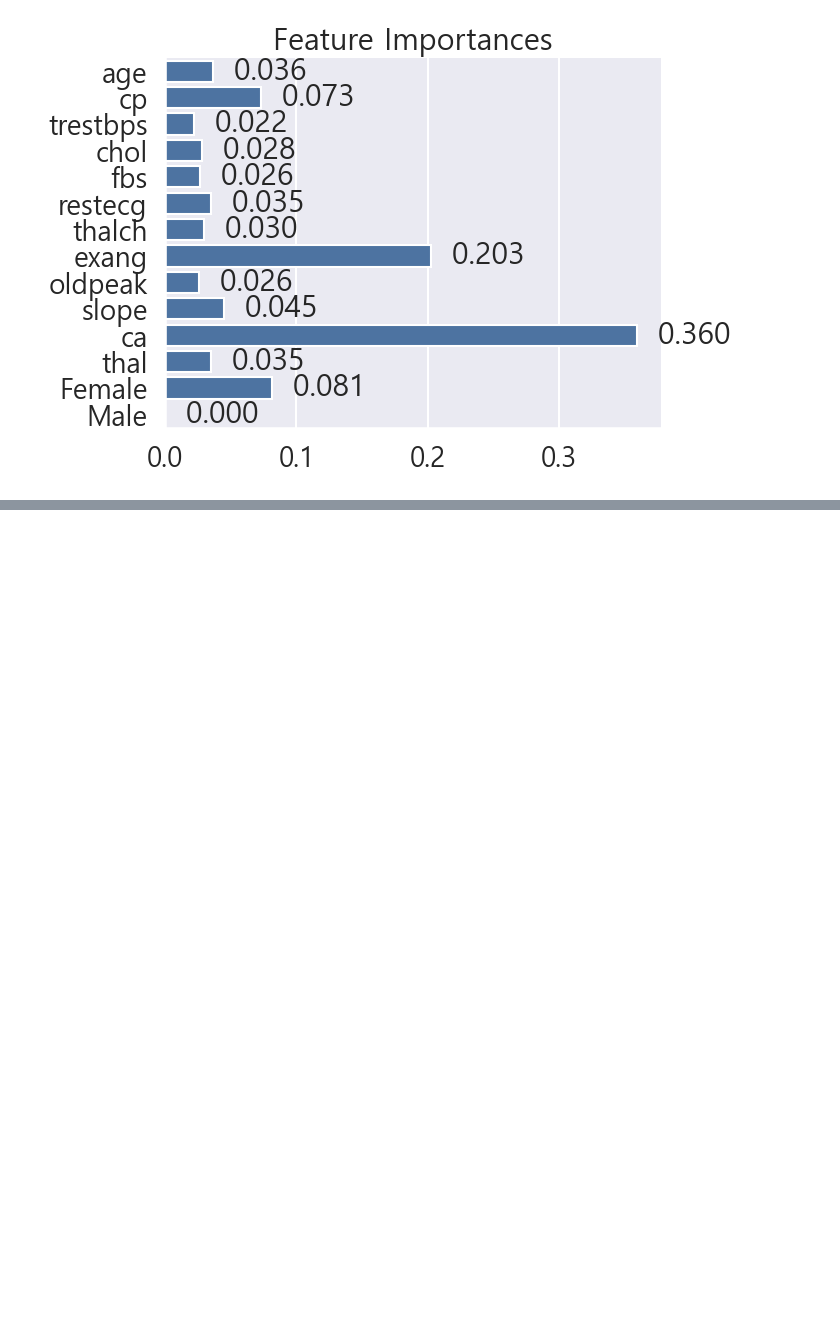
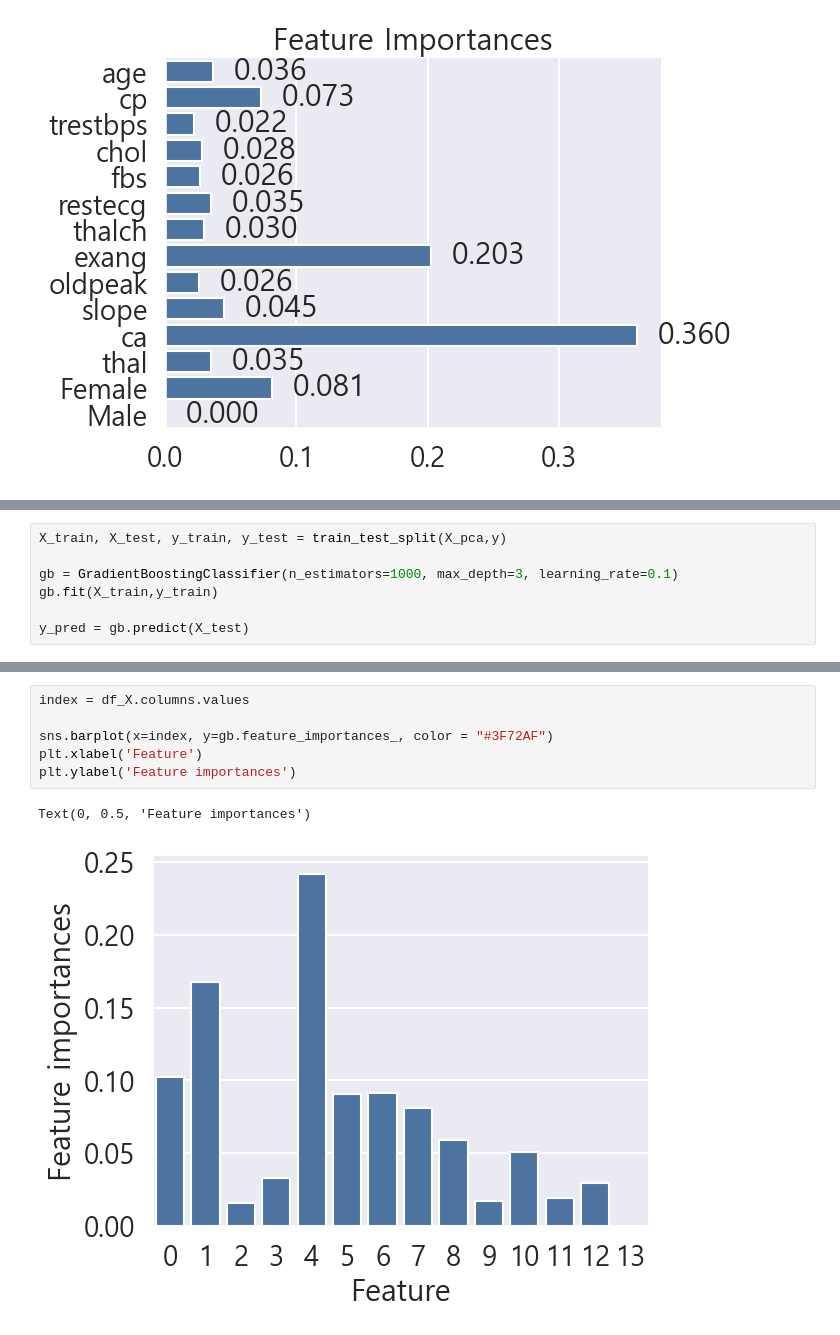
Before and after one commit to Pepi10/ML, a Jupyter notebook: 1Heart_Disease.ipynb, the cells around one changed output, grey strips where cells are left out. Cells and saved outputs as stored; diff of their text form; blank space fills up the shorter version.

```diff
--- a/1Heart_Disease.ipynb
+++ b/1Heart_Disease.ipynb
@@ -1521,0 +1536,7 @@ Female: 0.000
+# %%
+X_train, X_test, y_train, y_test = train_test_split(X_pca,y)
+
+gb = GradientBoostingClassifier(n_estimators=1000, max_depth=3, learning_rate=0.1)
+gb.fit(X_train,y_train)
+
+y_pred = gb.predict(X_test)
@@ -1521,0 +1554,9 @@ Female: 0.000
+# %%
+index = df_X.columns.values
+
+sns.barplot(x=index, y=gb.feature_importances_, color = "#3F72AF")
+plt.xlabel('Feature')
+plt.ylabel('Feature importances')
+# %% [output]
+Text(0, 0.5, 'Feature importances')
+[figure, added]
```
Also changed, not shown: parts of 11 cells of this notebook, 3 other files.
